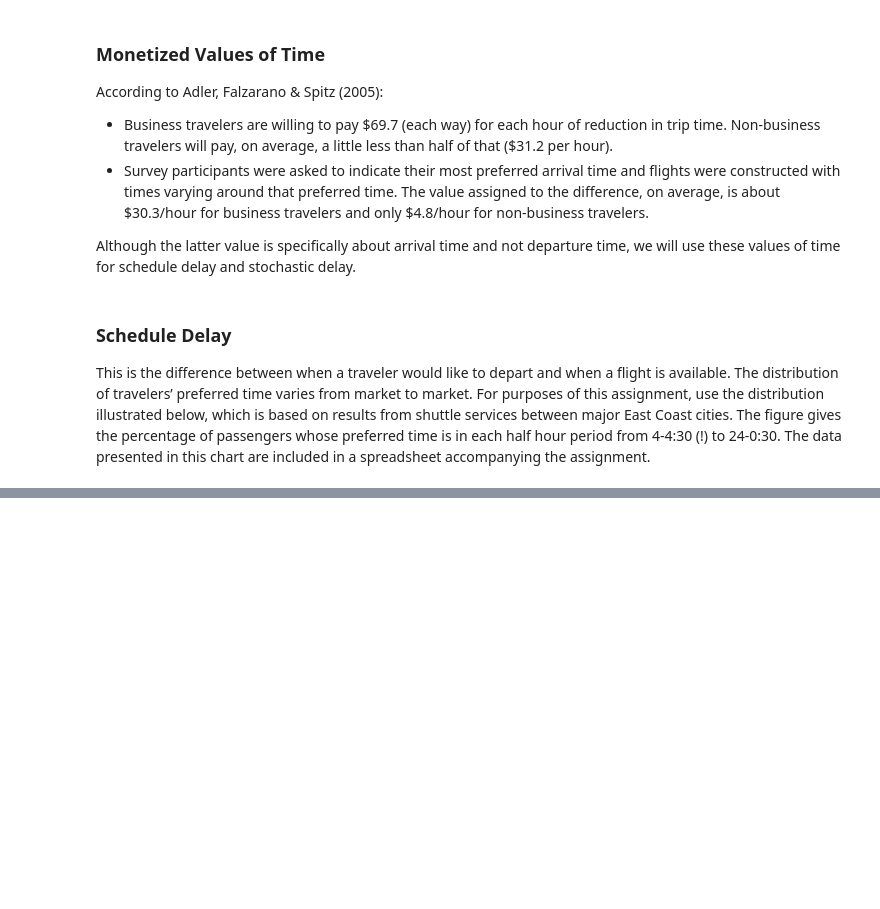
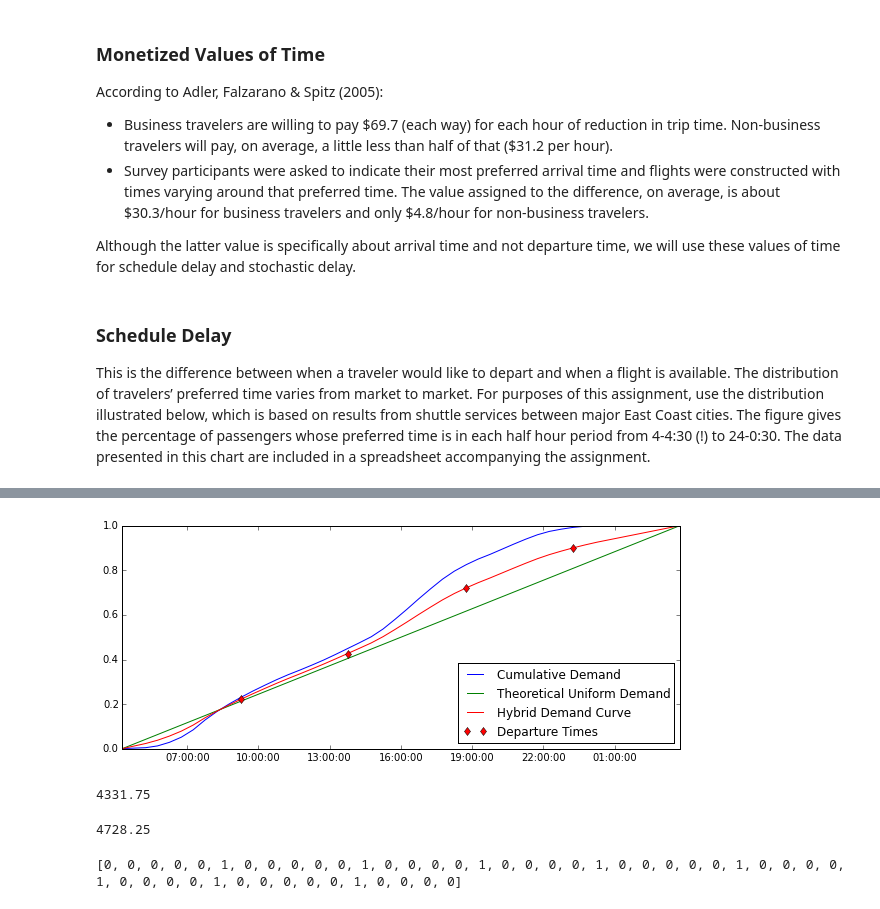
Before and after one commit to pksohn/Berkeley, a Jupyter notebook: CE260 Assignment 3 - Airline Economics.ipynb, the cells around one changed output, grey strips where cells are left out. Cells and saved outputs as stored; diff of their text form; code cells hidden in the pictures; blank space fills up the shorter version.

```diff
--- a/CE260 Assignment 3 - Airline Economics.ipynb
+++ b/CE260 Assignment 3 - Airline Economics.ipynb
@@ -263,0 +313,4 @@ result = minimize()
+# %%
+A319_cumulative = assign_by_CDF(DTP,4)
+# %% [output]
+[figure, added]
@@ -263,0 +339,8 @@ result = minimize()
+# %%
+total_delay(CRJ_cumulative)
+# %% [output]
+4331.75
+# %%
+total_delay(A319_cumulative)
+# %% [output]
+4728.25
@@ -263,0 +350,4 @@ result = minimize()
+# %%
+print x0_CRJ
+# %% [output]
+[0, 0, 0, 0, 0, 1, 0, 0, 0, 0, 0, 1, 0, 0, 0, 0, 1, 0, 0, 0, 0, 1, 0, 0, 0, 0, 0, 1, 0, 0, 0, 0, 1, 0, 0, 0, 0, 1, 0, 0, 0, 0, 0, 1, 0, 0, 0, 0]
```
Also changed, not shown: parts of 17 cells of this notebook.
